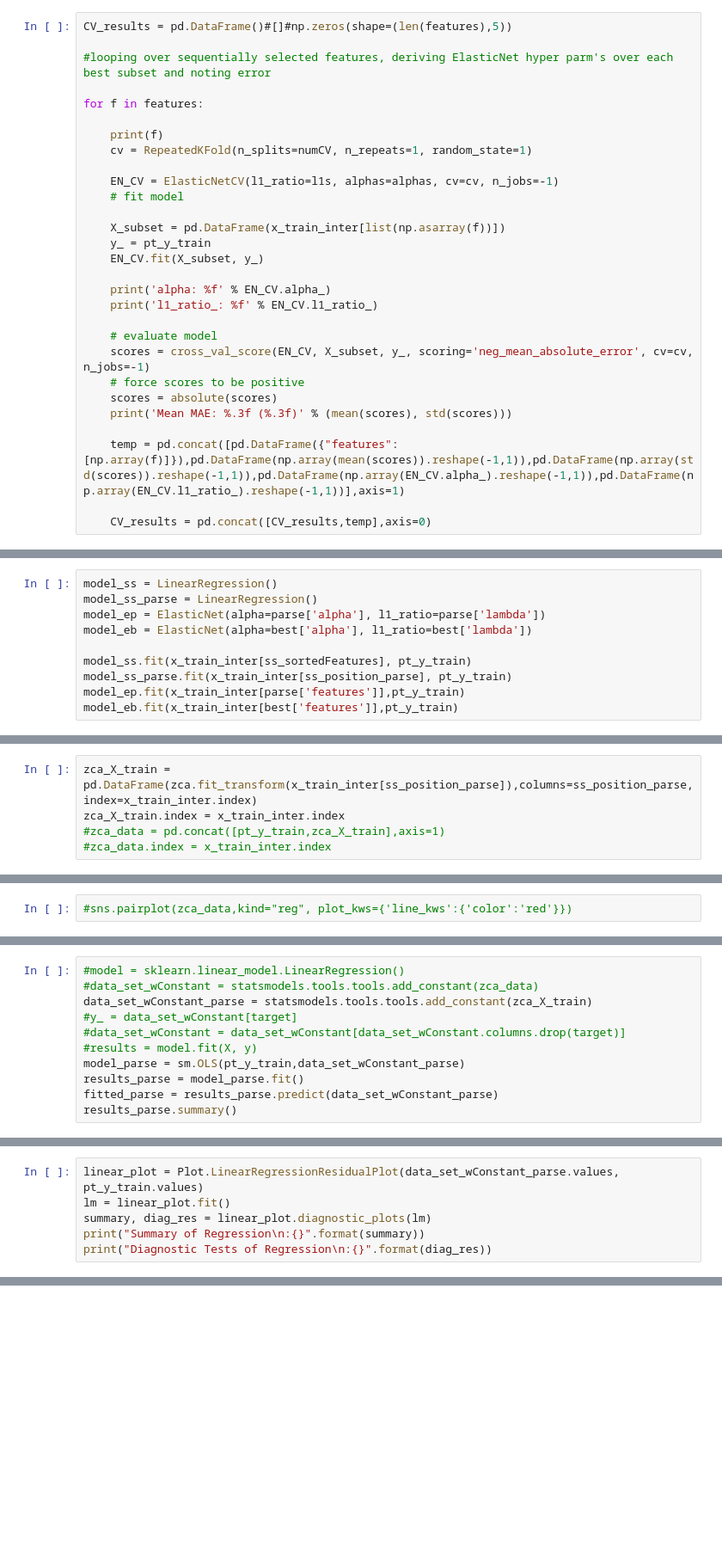
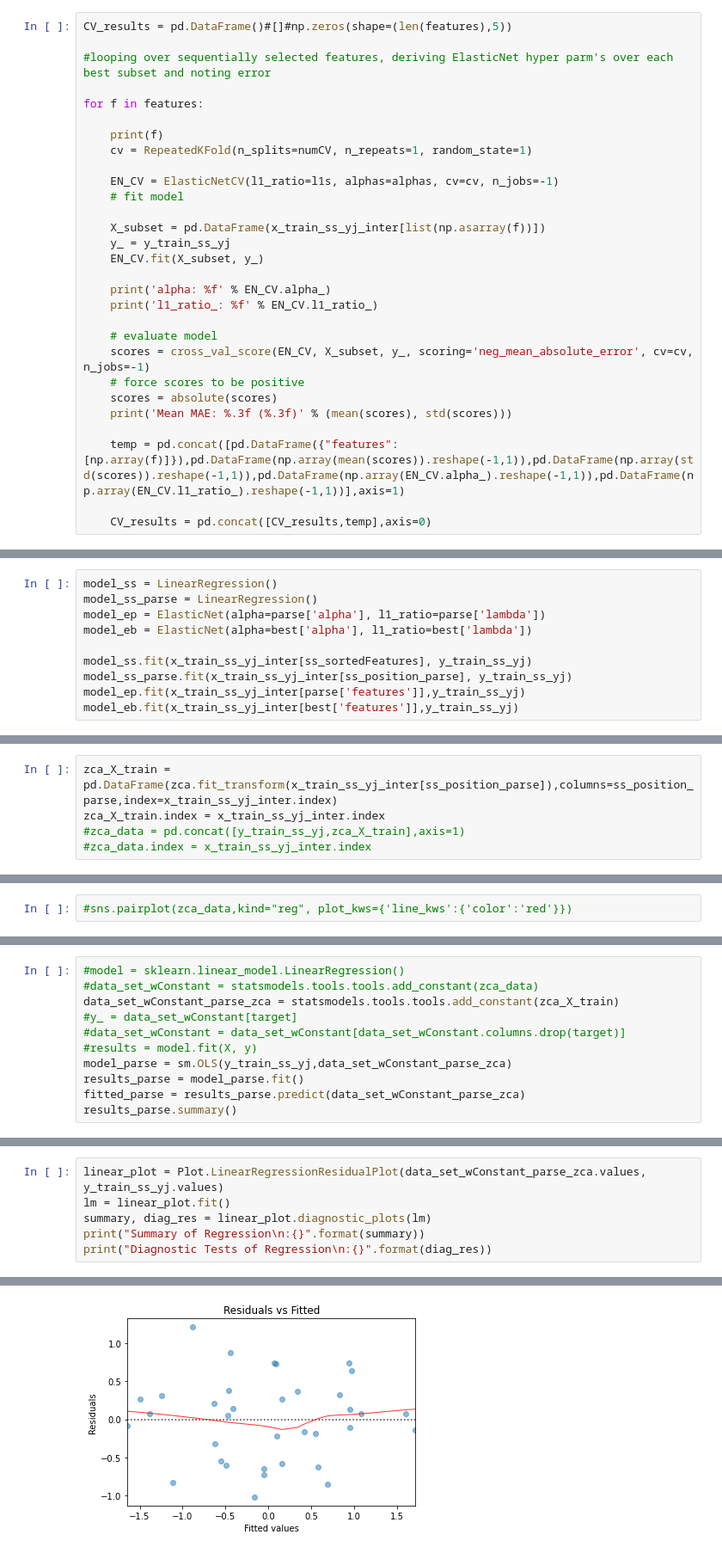
Before and after one commit to thistleknot/python-ml, a Jupyter notebook: code/Elastic and Sequential Comparisons.ipynb, the cells around one changed output, grey strips where cells are left out. Shown: that part at 86% size. Cells and saved outputs as stored; diff of their text form; blank space fills up the shorter version.

```diff
--- a/code/Elastic and Sequential Comparisons.ipynb
+++ b/code/Elastic and Sequential Comparisons.ipynb
@@ -241,8 +199,8 @@ for f in features:
     EN_CV = ElasticNetCV(l1_ratio=l1s, alphas=alphas, cv=cv, n_jobs=-1)
     # fit model
 
-    X_subset = pd.DataFrame(x_train_inter[list(np.asarray(f))])
-    y_ = pt_y_train
+    X_subset = pd.DataFrame(x_train_ss_yj_inter[list(np.asarray(f))])
+    y_ = y_train_ss_yj
     EN_CV.fit(X_subset, y_)
 
     print('alpha: %f' % EN_CV.alpha_)
@@ -277,7 +274,7 @@ model_ss_parse = LinearRegression()
 model_ep = ElasticNet(alpha=parse['alpha'], l1_ratio=parse['lambda'])
 model_eb = ElasticNet(alpha=best['alpha'], l1_ratio=best['lambda'])
 
-model_ss.fit(x_train_inter[ss_sortedFeatures], pt_y_train)
-model_ss_parse.fit(x_train_inter[ss_position_parse], pt_y_train)
-model_ep.fit(x_train_inter[parse['features']],pt_y_train)
-model_eb.fit(x_train_inter[best['features']],pt_y_train)
+model_ss.fit(x_train_ss_yj_inter[ss_sortedFeatures], y_train_ss_yj)
+model_ss_parse.fit(x_train_ss_yj_inter[ss_position_parse], y_train_ss_yj)
+model_ep.fit(x_train_ss_yj_inter[parse['features']],y_train_ss_yj)
+model_eb.fit(x_train_ss_yj_inter[best['features']],y_train_ss_yj)
@@ -284,7 +283,7 @@ model_eb.fit(x_train_inter[best['features']],pt_y_train)
 # %%
-zca_X_train = pd.DataFrame(zca.fit_transform(x_train_inter[ss_position_parse]),columns=ss_position_parse,index=x_train_inter.index)
-zca_X_train.index = x_train_inter.index
-#zca_data = pd.concat([pt_y_train,zca_X_train],axis=1)
-#zca_data.index = x_train_inter.index
+zca_X_train = pd.DataFrame(zca.fit_transform(x_train_ss_yj_inter[ss_position_parse]),columns=ss_position_parse,index=x_train_ss_yj_inter.index)
+zca_X_train.index = x_train_ss_yj_inter.index
+#zca_data = pd.concat([y_train_ss_yj,zca_X_train],axis=1)
+#zca_data.index = x_train_ss_yj_inter.index
 # %%
 pca_X_train = PCA(n_components=0.99, svd_solver='full')
@@ -301,11 +311,11 @@ len(ss_sortedFeatures)
 # %%
 #model = sklearn.linear_model.LinearRegression()
 #data_set_wConstant = statsmodels.tools.tools.add_constant(zca_data)
-data_set_wConstant_parse = statsmodels.tools.tools.add_constant(zca_X_train)
+data_set_wConstant_parse_zca = statsmodels.tools.tools.add_constant(zca_X_train)
 #y_ = data_set_wConstant[target]
 #data_set_wConstant = data_set_wConstant[data_set_wConstant.columns.drop(target)]
 #results = model.fit(X, y)
-model_parse = sm.OLS(pt_y_train,data_set_wConstant_parse)
+model_parse = sm.OLS(y_train_ss_yj,data_set_wConstant_parse_zca)
 results_parse = model_parse.fit()
-fitted_parse = results_parse.predict(data_set_wConstant_parse)
+fitted_parse = results_parse.predict(data_set_wConstant_parse_zca)
 results_parse.summary()
@@ -312,6 +342,7 @@ results_parse.summary()
 # %%
-linear_plot = Plot.LinearRegressionResidualPlot(data_set_wConstant_parse.values, pt_y_train.values)
+linear_plot = Plot.LinearRegressionResidualPlot(data_set_wConstant_parse_zca.values, y_train_ss_yj.values)
 lm = linear_plot.fit()
 summary, diag_res = linear_plot.diagnostic_plots(lm)
 print("Summary of Regression\n:{}".format(summary))
 print("Diagnostic Tests of Regression\n:{}".format(diag_res))
+# %% [output]
@@ -317,0 +366 @@ print("Diagnostic Tests of Regression\n:{}".format(diag_res))
+[figure, added]
```
Also changed, not shown: parts of 38 cells of this notebook, 1 other file.
